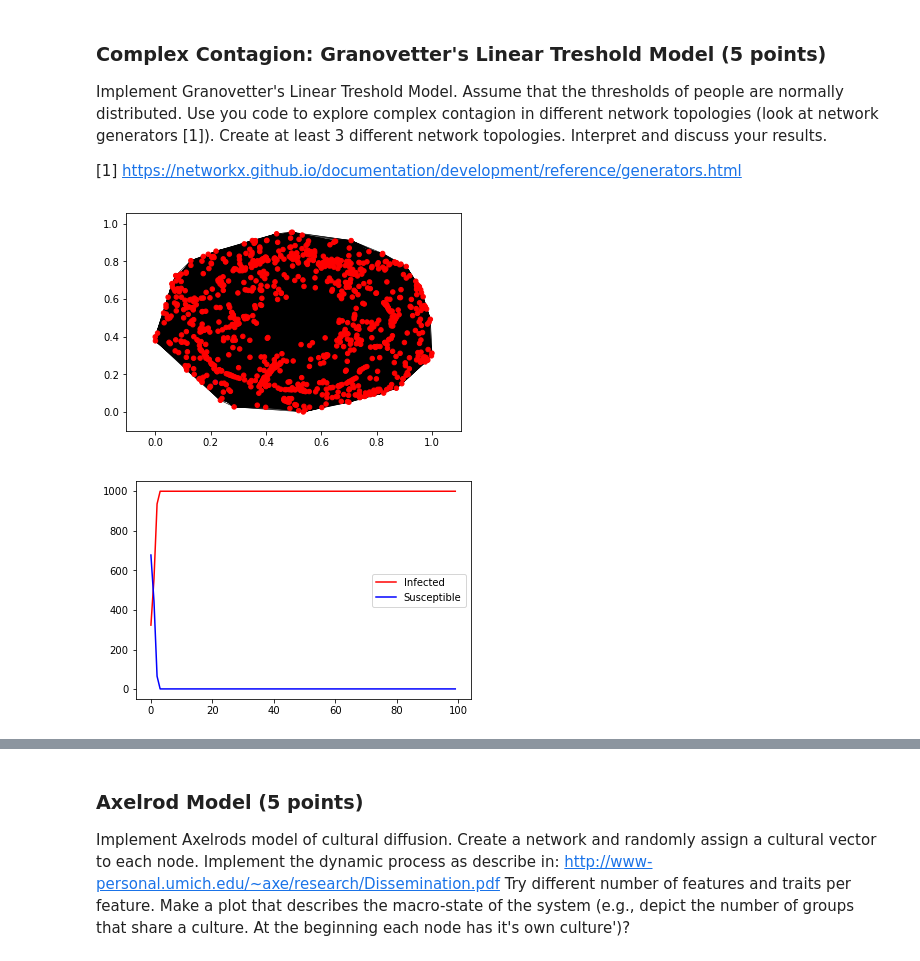
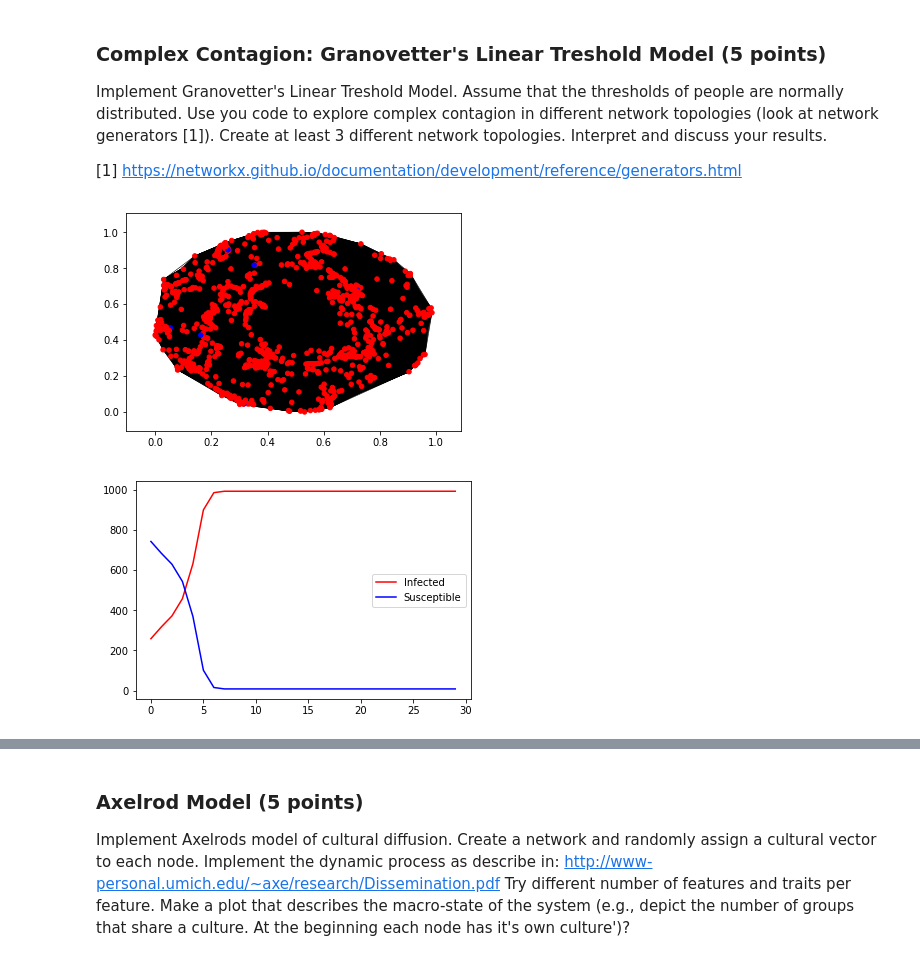
Before and after one commit to dkeske/css2017, a Jupyter notebook: assignment4/daniel_kostic_ass4.ipynb, the cells around one changed output, grey strips where cells are left out. Cells and saved outputs as stored; diff of their text form; code cells hidden in the pictures.

```diff
--- a/assignment4/daniel_kostic_ass4.ipynb
+++ b/assignment4/daniel_kostic_ass4.ipynb
@@ -149,7 +147,7 @@ def make_plot(infected_, susceptible_, recovered_=False):
     plt.legend()
     plt.show()
 # %%
-alpha = 0.03
-beta = 0.1
-num_nodes = 500
-num_iters = 200
+alpha = 0.1
+beta = 0.05
+num_nodes = 300
+num_iters = 125
@@ -194,7 +226,7 @@ def init_network_state():
     # Set up default values for attributes
     for nd in g.nodes_iter():
         g.node[nd]['state'] = "susceptible"
-        g.node[nd]['threshold'] = np.random.normal(0.45, 0.2)
+        g.node[nd]['threshold'] = np.random.normal(0.5, 0.2)
         if RD.random() < 0.2: #initial run
             g.node[nd]['state'] = "infected"
 
@@ -215,7 +247,7 @@ def draw():
 
 def stepGLTM(gs):
     global g
-#     random_node_id = RD.choice(g.nodes())
+    random_node_id = RD.choice(g.nodes())
     for node in g.nodes():
         if g.node[node]['state'] == "infected":
             continue
@@ -248,13 +280,17 @@ def runGLTM(iterations):
     return infected_, susceptible_
 # %%
 num_nodes = 1000
-num_iters = 100
+num_iters = 30
+# %%
+infs, suscs = [], []
 # %%
 init_fully_connected_network(num_nodes)
 infected_, susceptible_ = runGLTM(num_iters)
 draw()
 make_plot(infected_, susceptible_)
+infs.append(infected_)
+suscs.append(susceptible_)
 # %% [output]
-[figure, old version]
+[figure, new version]
-[figure, old version]
+[figure, new version]
 # %%
```
Also changed, not shown: parts of 14 cells of this notebook.
